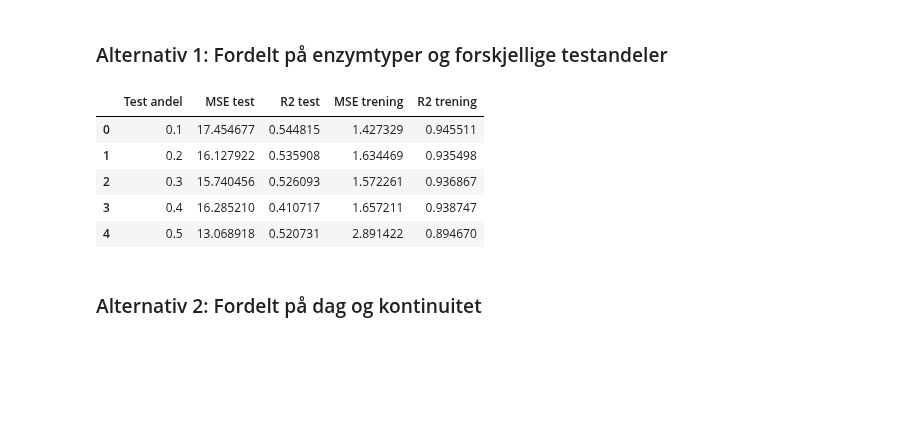
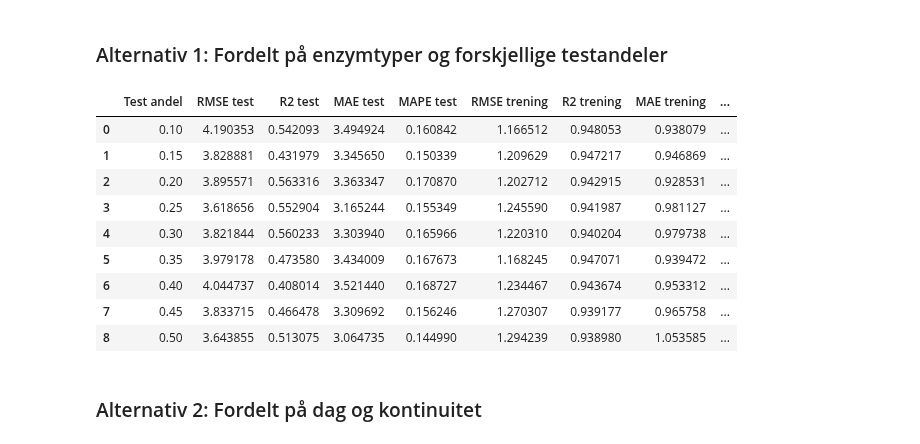
Before and after one commit to PreyPython123/Master-V24-Semiveiledet-Regresjon, a Jupyter notebook: Bioco_Collagen_Klassiske_Superveiledet_Regresjonsmetoder.ipynb, the cells around one changed output. Cells and saved outputs as stored; diff of their text form; code cells hidden in the pictures; blank space fills up the shorter version.

```diff
--- a/Bioco_Collagen_Klassiske_Superveiledet_Regresjonsmetoder.ipynb
+++ b/Bioco_Collagen_Klassiske_Superveiledet_Regresjonsmetoder.ipynb
@@ -44,3 +45,12 @@ from optuna.visualization import plot_optimization_history
+# %%
+from sklearn.metrics import (mean_absolute_error,
+                             mean_squared_error,
+                             mean_absolute_percentage_error,
+                             r2_score)
+
+# Lager en funksjon for RMSE
+def rmse(y_faktisk, y_predikert):
+  return np.sqrt(mean_squared_error(y_faktisk, y_predikert))
 # %% [markdown]
 Importering av relevant data
 # %%
@@ -75,9 +85,17 @@ collagen_data = pd.read_csv('/content/drive/MyDrive/MasterV24/Bioco_data/collage
                             sep=',',
                             index_col=0)
 
+rå_data = pd.read_csv('/content/drive/MyDrive/MasterV24/BiocoData.csv',
+                      header=0,
+                      sep=';',
+                      index_col=0)
+
 # Formatterer index til riktig format og datatype
 collagen_data.index = pd.to_datetime(collagen_data.index,
                                      format='%Y-%m-%d %H:%M:%S')
+
+rå_data.index = pd.to_datetime(rå_data.index,
+                               format='%d-%m-%Y %H:%M:%S.%f')
 # %% [markdown]
 Beskrivelse av datasett
 # %%
@@ -177,7 +231,10 @@ def trening_testsett_oppdeling_dag(df, andel=0.2):
 # %% [markdown]
 ### Alternativ 1: Fordelt på Enzymtype
 # %%
-collagen_trening, collagen_test, _, _ = trening_testsett_oppdeling_enzym(collagen_data)
+test_andel = 0.2
+collagen_trening, collagen_test, _, _ = trening_testsett_oppdeling_enzym(rå_data,
+                                                                         collagen_data,
+                                                                         test_andel=test_andel)
 
 X_trening = collagen_trening.iloc[:, :-1]
 X_test = collagen_test.iloc[:, :-1]
@@ -203,15 +250,15 @@ def objective(trial):
       'n_estimators': trial.suggest_int('n_estimators', 100, 200),
       'max_depth': trial.suggest_int('max_depth', 1, 10)
   }
-  rf_pipeline = Pipeline([
+  rfr_pipeline = Pipeline([
       ('skalerer', StandardScaler()),
       ('modell', RandomForestRegressor(**parametere, random_state=random_seed))
   ])
 
-  rf_pipeline.fit(X_trening, y_trening)
-  y_test_prediksjon = rf_pipeline.predict(X_test)
-  mse_test = mean_squared_error(y_test, y_test_prediksjon)
-  return mse_test
+  rfr_pipeline.fit(X_trening, y_trening)
+  y_test_prediksjon = rfr_pipeline.predict(X_test)
+  rmse_test = rmse(y_test, y_test_prediksjon)
+  return rmse_test
 
 if __name__ == "__main__":
   study = optuna.create_study(direction='minimize')
@@ -346,12 +460,16 @@ for test_andel in test_andeler:
-# %%
-collagen_rrf_resultater_enzym
-# %% [output]
-|  | Test andel | MSE test | R2 test | MSE trening | R2 trening |
-| 0 | 0.1 | 17.454677 | 0.544815 | 1.427329 | 0.945511 |
-| 1 | 0.2 | 16.127922 | 0.535908 | 1.634469 | 0.935498 |
-| 2 | 0.3 | 15.740456 | 0.526093 | 1.572261 | 0.936867 |
-| 3 | 0.4 | 16.285210 | 0.410717 | 1.657211 | 0.938747 |
-| 4 | 0.5 | 13.068918 | 0.520731 | 2.891422 | 0.894670 |
+# %%
+collagen_rfr_resultater_enzym
+# %% [output]
+|  | Test andel | RMSE test | R2 test | MAE test | MAPE test | RMSE trening | R2 trening | MAE trening | ... |
+| 0 | 0.10 | 4.190353 | 0.542093 | 3.494924 | 0.160842 | 1.166512 | 0.948053 | 0.938079 | ... |
+| 1 | 0.15 | 3.828881 | 0.431979 | 3.345650 | 0.150339 | 1.209629 | 0.947217 | 0.946869 | ... |
+| 2 | 0.20 | 3.895571 | 0.563316 | 3.363347 | 0.170870 | 1.202712 | 0.942915 | 0.928531 | ... |
+| 3 | 0.25 | 3.618656 | 0.552904 | 3.165244 | 0.155349 | 1.245590 | 0.941987 | 0.981127 | ... |
+| 4 | 0.30 | 3.821844 | 0.560233 | 3.303940 | 0.165966 | 1.220310 | 0.940204 | 0.979738 | ... |
+| 5 | 0.35 | 3.979178 | 0.473580 | 3.434009 | 0.167673 | 1.168245 | 0.947071 | 0.939472 | ... |
+| 6 | 0.40 | 4.044737 | 0.408014 | 3.521440 | 0.168727 | 1.234467 | 0.943674 | 0.953312 | ... |
+| 7 | 0.45 | 3.833715 | 0.466478 | 3.309692 | 0.156246 | 1.270307 | 0.939177 | 0.965758 | ... |
+| 8 | 0.50 | 3.643855 | 0.513075 | 3.064735 | 0.144990 | 1.294239 | 0.938980 | 1.053585 | ... |
 # %% [markdown]
 ### Alternativ 2: Fordelt på dag og kontinuitet
 # %%
```
Also changed, not shown: parts of 10 cells of this notebook.
